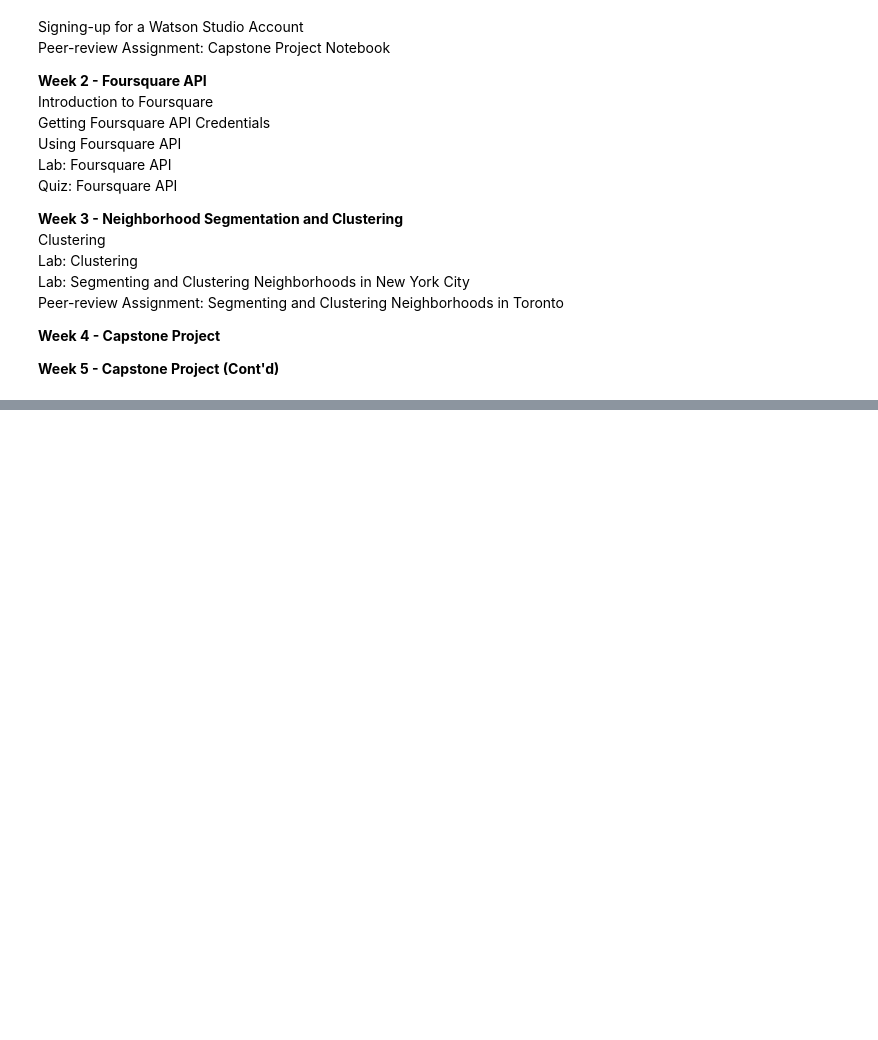
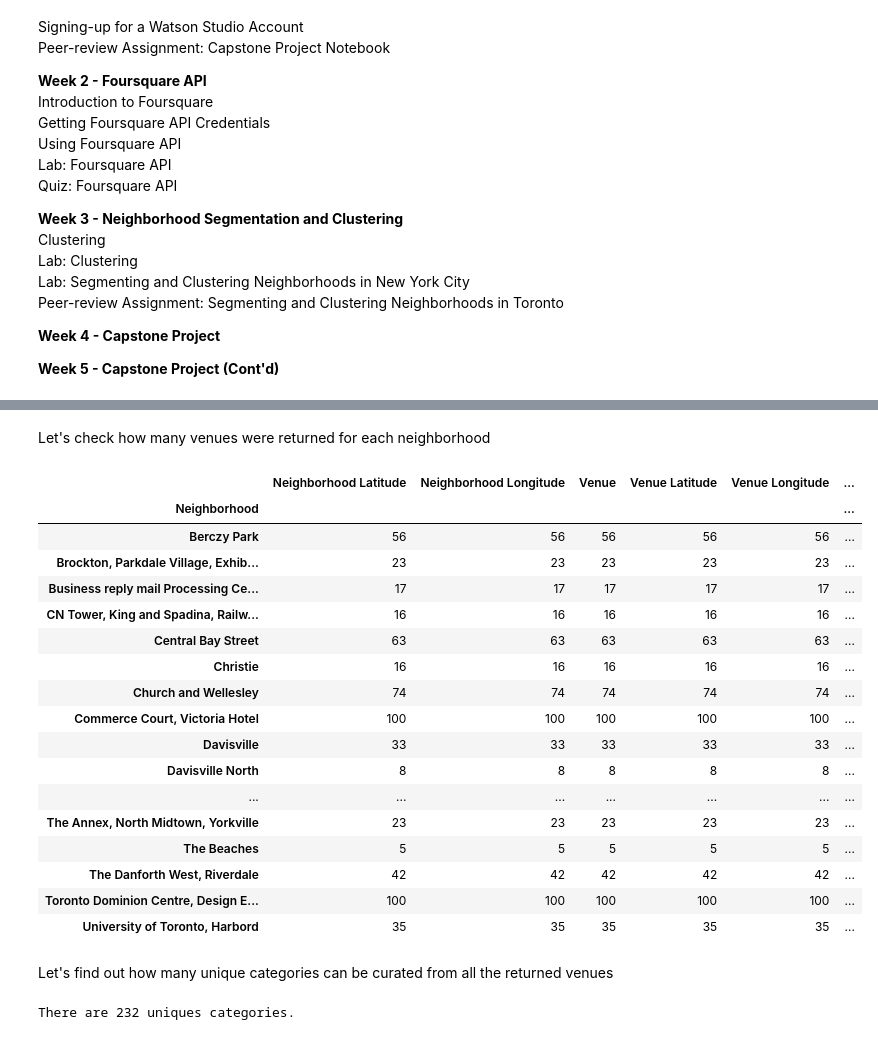
Before and after one commit to germands8/Coursera_Capstone, a Jupyter notebook: Applied Data Science Capstone.ipynb, the cells around one changed output, grey strips where cells are left out. Drawn from its saved outputs; the diff is of its cells as text; code cells hidden in the pictures; blank space fills up the shorter version.

```diff
--- a/Applied Data Science Capstone.ipynb
+++ b/Applied Data Science Capstone.ipynb
@@ -32,0 +124,10 @@ import numpy as np
+# %%
+from geopy.geocoders import Nominatim # convert an address into latitude and longitude values
+
+address = 'Toronto, CA'
+
+geolocator = Nominatim(user_agent="t_explorer")
+location = geolocator.geocode(address)
+latitude = location.latitude
+longitude = location.longitude
+print('The geograpical coordinate of Toronto are {}, {}.'.format(latitude, longitude))
@@ -32,0 +253,29 @@ import numpy as np
+# %% [markdown]
+Let's check how many venues were returned for each neighborhood
+# %%
+toronto_venues.groupby('Neighborhood').count()
+# %% [output]
+|  | Neighborhood Latitude | Neighborhood Longitude | Venue | Venue Latitude | Venue Longitude | ... |
+| Neighborhood |  |  |  |  |  | ... |
+| Berczy Park | 56 | 56 | 56 | 56 | 56 | ... |
+| Brockton, Parkdale Village, Exhib... | 23 | 23 | 23 | 23 | 23 | ... |
+| Business reply mail Processing Ce... | 17 | 17 | 17 | 17 | 17 | ... |
+| CN Tower, King and Spadina, Railw... | 16 | 16 | 16 | 16 | 16 | ... |
+| Central Bay Street | 63 | 63 | 63 | 63 | 63 | ... |
+| Christie | 16 | 16 | 16 | 16 | 16 | ... |
+| Church and Wellesley | 74 | 74 | 74 | 74 | 74 | ... |
+| Commerce Court, Victoria Hotel | 100 | 100 | 100 | 100 | 100 | ... |
+| Davisville | 33 | 33 | 33 | 33 | 33 | ... |
+| Davisville North | 8 | 8 | 8 | 8 | 8 | ... |
+| ... | ... | ... | ... | ... | ... | ... |
+| The Annex, North Midtown, Yorkville | 23 | 23 | 23 | 23 | 23 | ... |
+| The Beaches | 5 | 5 | 5 | 5 | 5 | ... |
+| The Danforth West, Riverdale | 42 | 42 | 42 | 42 | 42 | ... |
+| Toronto Dominion Centre, Design E... | 100 | 100 | 100 | 100 | 100 | ... |
+| University of Toronto, Harbord | 35 | 35 | 35 | 35 | 35 | ... |
+# %% [markdown]
+Let's find out how many unique categories can be curated from all the returned venues
+# %%
+print('There are {} uniques categories.'.format(len(toronto_venues['Venue Category'].unique())))
+# %% [output]
+There are 232 uniques categories.
```
Also changed, not shown: parts of 59 cells of this notebook.
